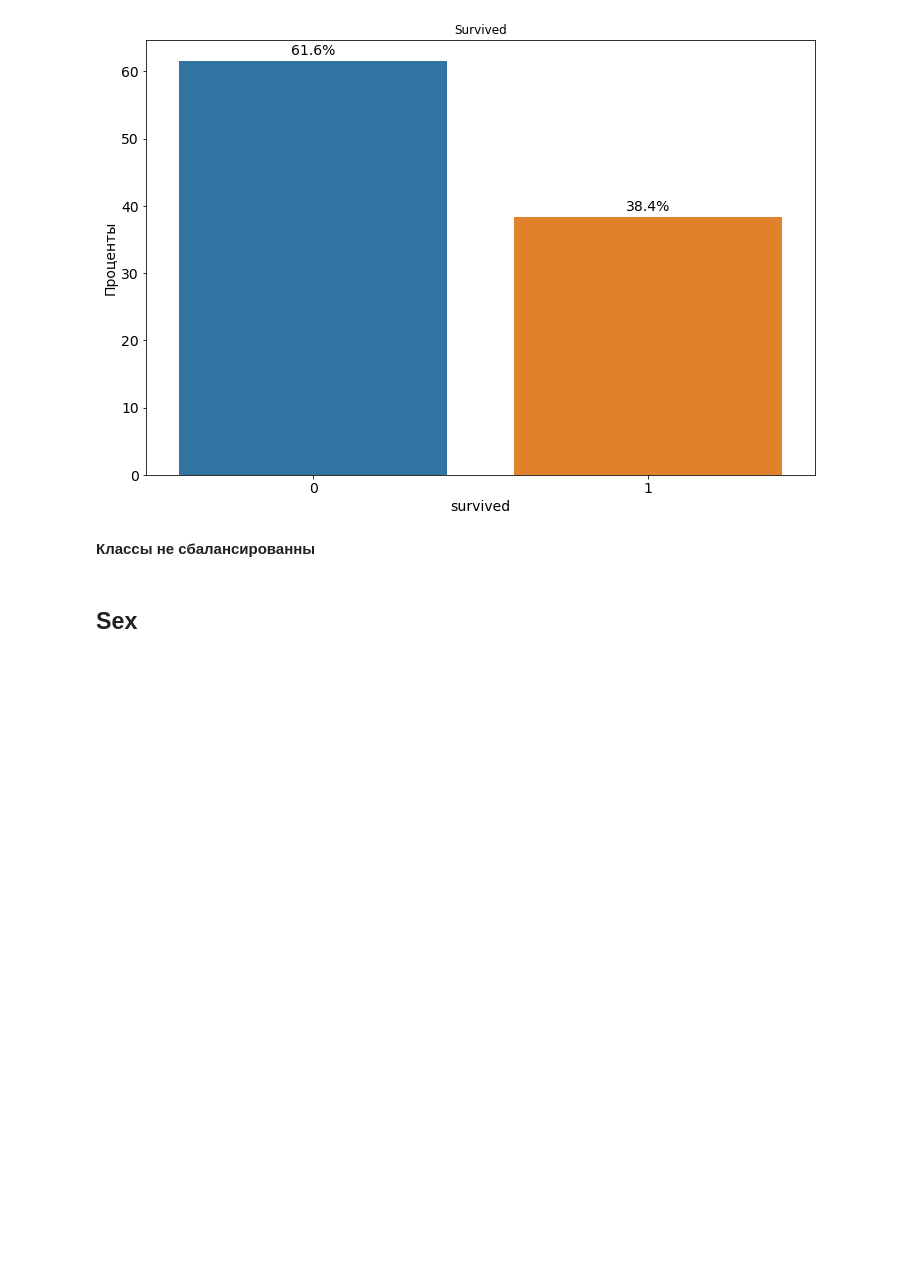
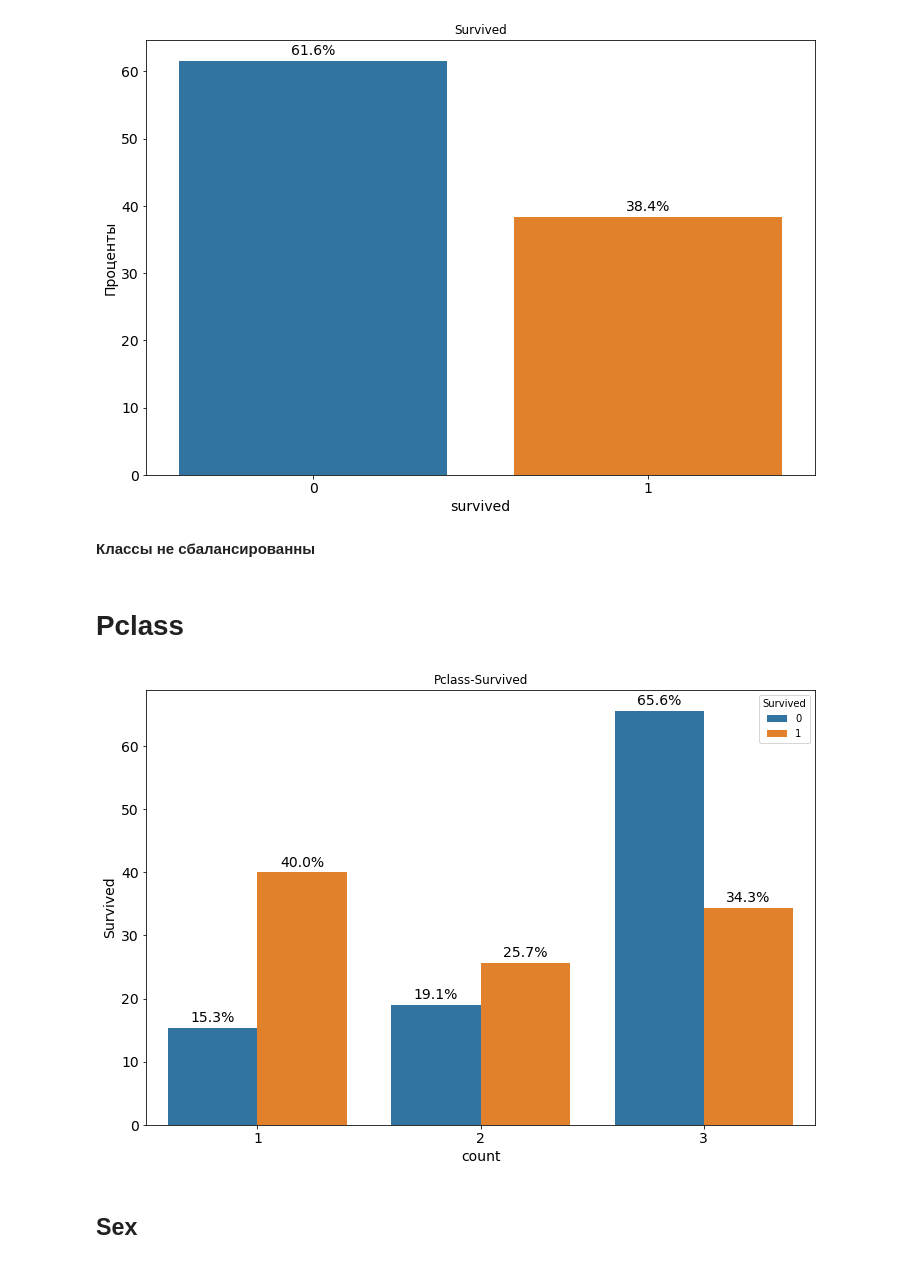
Before and after one commit to Tokey256/kaggle-projects, a Jupyter notebook: Titanic/titanic.ipynb, the cells around one changed output. Drawn from its saved outputs; the diff is of its cells as text; code cells hidden in the pictures; blank space fills up the shorter version.

```diff
--- a/Titanic/titanic.ipynb
+++ b/Titanic/titanic.ipynb
@@ -159,6 +159,39 @@ plt.show()
 [figure]
 # %% [markdown]
 __Классы не сбалансированны__
+# %% [markdown]
+# Pclass
+# %%
+plt.figure(figsize=(12, 8))
+pclass_surv = (
+    train_data.groupby(['Survived'])['Pclass']
+    .value_counts(normalize=True)
+    .mul(100)
+    .rename('percentage')
+    .reset_index()
+    .sort_values('Pclass')
+)
+ax = sns.barplot(x='Pclass', y='percentage', data=pclass_surv, hue='Survived')
+#В цикле смотрим каждый столбец графика и отемачем значение
+for p in ax.patches:
+    percentage = '{:.1f}%'.format(p.get_height())
+    #annotate() - вывод значений над графиками
+    ax.annotate(percentage,
+        (p.get_x() + p.get_width()/2., p.get_height()),
+        ha='center',
+        va='center',
+        xytext=(0, 10),
+        textcoords='offset points',
+        fontsize=14
+    )
+plt.title('Pclass-Survived')
+plt.xlabel('count', fontsize=14)
+plt.ylabel('Survived', fontsize=14)
+plt.xticks(fontsize=14)
+plt.yticks(fontsize=14)
+plt.show()
+# %% [output]
+[figure, added]
 # %% [markdown]
 ## Sex
 # %%
```
Also changed, not shown: parts of 18 cells of this notebook.
